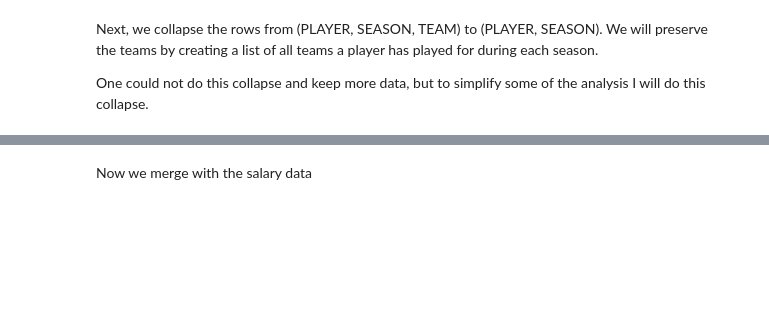
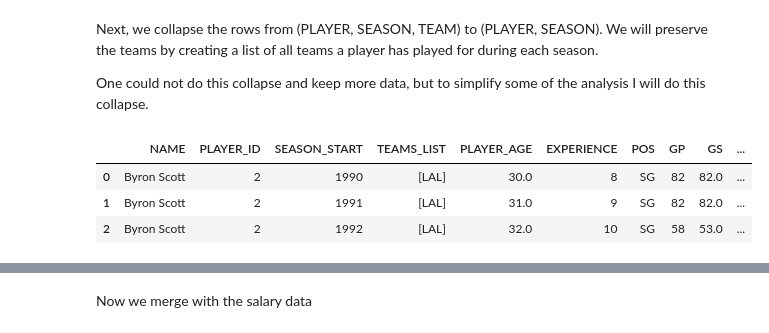
Before and after one commit to aapandy2/predicting_nba_player_retention, a Jupyter notebook: 1_DataMerger.ipynb, the cells around one changed output, grey strips where cells are left out. Cells and saved outputs as stored; diff of their text form; code cells hidden in the pictures; blank space fills up the shorter version.

Commit message:
refactor DataMerger

```diff
--- a/1_DataMerger.ipynb
+++ b/1_DataMerger.ipynb
@@ -333,13 +267,37 @@ to simplify some of the analysis I will do this collapse.
 # %%
 # group by PLAYER_ID and SEASON_START
 # if only multiple teams in group, take the 'TOT' row
 # otherwise, take the single row
 
 merged_data_collapsed_teams = (
     merged_data
     .groupby(['PLAYER_ID', 'SEASON_START'], as_index=False)[merged_data.columns]
     .apply(lambda group: group[group['TEAM_ABBREVIATION']=='TOT']
            if 'TOT' in group['TEAM_ABBREVIATION'].values
            else group)
     .reset_index(drop=True)
 )
+
+# edit TEAM_ABBREVIATION to be list of teams, rename to TEAMS_LIST
+
+merged_data_collapsed_teams['TEAM_ABBREVIATION'] = (
+    merged_data
+    .groupby(['PLAYER_ID', 'SEASON_START'])['TEAM_ABBREVIATION']
+    .agg(list)
+    .reset_index(drop=True)
+)
+
+merged_data_collapsed_teams = merged_data_collapsed_teams.rename(columns={'TEAM_ABBREVIATION': 'TEAMS_LIST'})
+
+# remove 'TOT' from any list of teams
+
+merged_data_collapsed_teams['TEAMS_LIST'] = merged_data_collapsed_teams['TEAMS_LIST'].apply(
+    lambda x: x[:-1] if x[-1] == 'TOT' else x
+)
+
+merged_data_collapsed_teams.head(3)
+# %% [output]
+|  | NAME | PLAYER_ID | SEASON_START | TEAMS_LIST | PLAYER_AGE | EXPERIENCE | POS | GP | GS | ... |
+| 0 | Byron Scott | 2 | 1990 | [LAL] | 30.0 | 8 | SG | 82 | 82.0 | ... |
+| 1 | Byron Scott | 2 | 1991 | [LAL] | 31.0 | 9 | SG | 82 | 82.0 | ... |
+| 2 | Byron Scott | 2 | 1992 | [LAL] | 32.0 | 10 | SG | 58 | 53.0 | ... |
```
Also changed, not shown: parts of 61 cells of this notebook.
